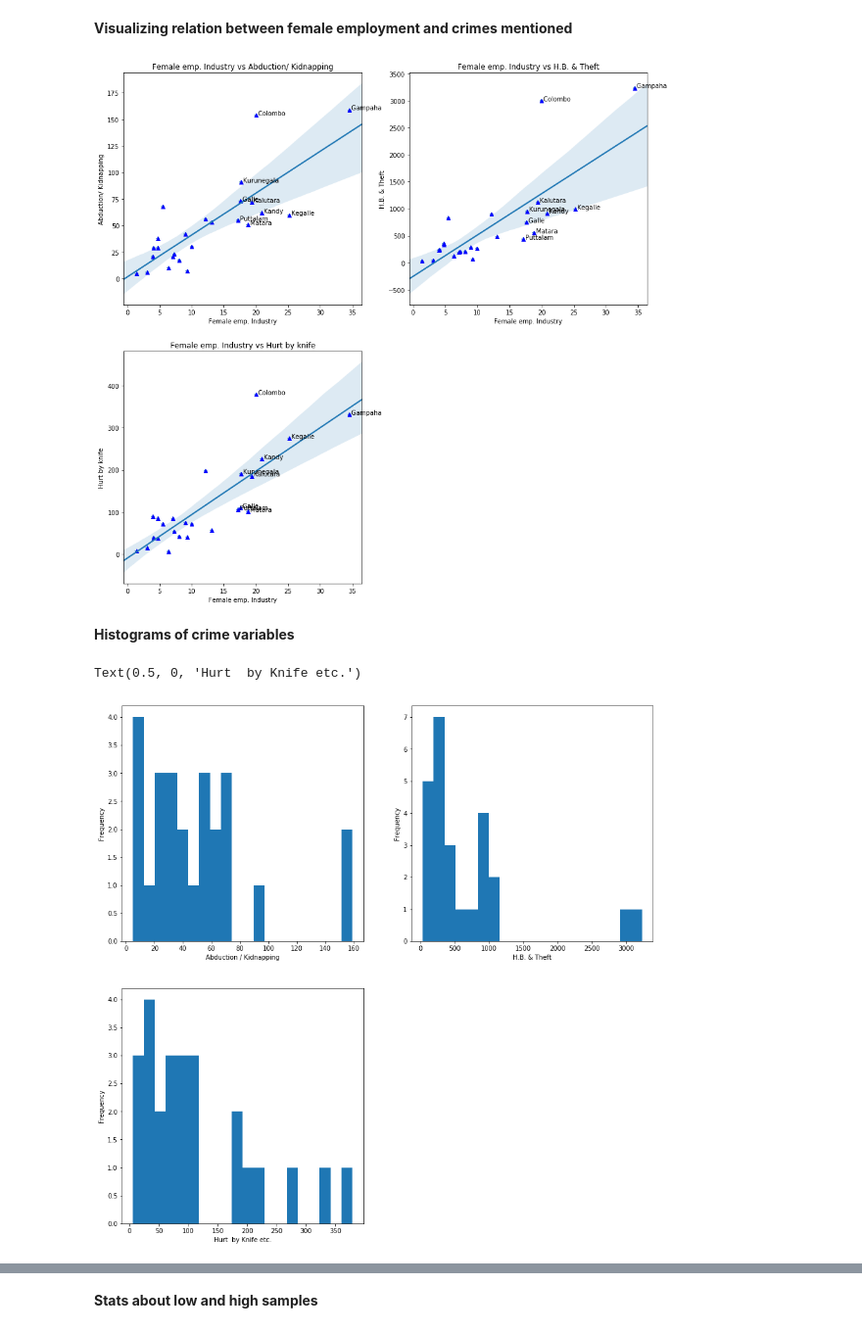
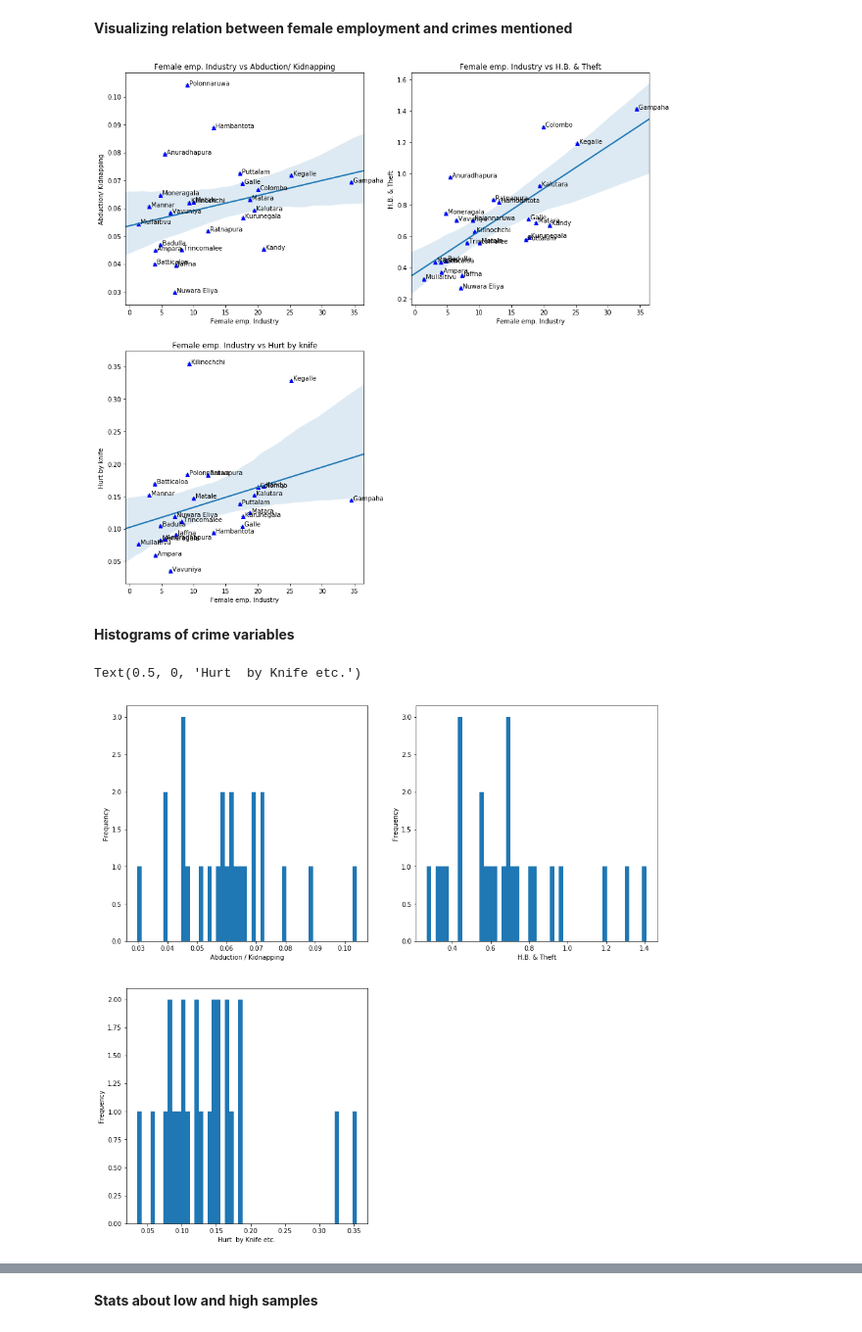
Before and after one commit to PraAnj/gov.lk.data.analysis, a Jupyter notebook: src/female_industrial_employment_relates_to_crimes.ipynb, the cells around one changed output, grey strips where cells are left out. Shown at 98% size. Saved outputs shown, nothing was run; the diff lists cells and outputs as text; code cells hidden in the pictures.

Commit message:
Normalize female hypothesis by population and clean boxplot added
Signed-off-by: Prageeth Anjula <prageethanjula@gmail.com>

```diff
--- a/src/female_industrial_employment_relates_to_crimes.ipynb
+++ b/src/female_industrial_employment_relates_to_crimes.ipynb
@@ -37,0 +40,5 @@ Data set size :  (25, 37)
+# %%
+integrated_data['Abduction / Kidnapping'] = integrated_data['Abduction / Kidnapping']/integrated_data['2012']
+integrated_data['H.B. & Theft'] = integrated_data['H.B. & Theft']/integrated_data['2012']
+integrated_data['Hurt  by Knife etc.'] = integrated_data['Hurt  by Knife etc.']/integrated_data['2012']
+integrated_data['Homicide/Abet. To commit suicide'] = integrated_data['Homicide/Abet. To commit suicide']/integrated_data['2012']
@@ -43,7 +63,7 @@ def plotScatterForCrime (column, tag, subPlotIndex):
     plt.plot(integrated_data['Female emp. Industry'],  integrated_data[column], 'b^')
 
     for i, txt in enumerate(integrated_data['District']):
-        if integrated_data['Female emp. Industry'][i] >= 15:
+        if integrated_data['Female emp. Industry'][i] >= 1:
             plt.annotate(' ' + txt, (integrated_data['Female emp. Industry'][i], integrated_data[column][i]))
 
     x, y = pd.Series(integrated_data['Female emp. Industry'], name="x_var"), pd.Series(integrated_data[column], name="y_var")
@@ -60,25 +80,25 @@ plotScatterForCrime('Abduction / Kidnapping', "Abduction/ Kidnapping", 1)
 plotScatterForCrime('H.B. & Theft', "H.B. & Theft", 2)
 plotScatterForCrime('Hurt  by Knife etc.', "Hurt by knife", 3)
 # %% [output]
-[figure, old version]
+[figure, new version]
 # %% [markdown]
 **Histograms of crime variables**
 # %%
 plt.figure(figsize=(15, 15))
 plt.subplots_adjust(hspace=0.2)
 
 plt.subplot(2,2,1)
-integrated_data['Abduction / Kidnapping'].plot(kind='hist', bins=20)
+integrated_data['Abduction / Kidnapping'].plot(kind='hist', bins=50)
 plt.xlabel('Abduction / Kidnapping')
 
 plt.subplot(2,2,2)
-integrated_data['H.B. & Theft'].plot(kind='hist', bins=20)
+integrated_data['H.B. & Theft'].plot(kind='hist', bins=50)
 plt.xlabel('H.B. & Theft')
 
 plt.subplot(2,2,3)
-integrated_data['Hurt  by Knife etc.'].plot(kind='hist', bins=20)
+integrated_data['Hurt  by Knife etc.'].plot(kind='hist', bins=50)
 plt.xlabel('Hurt  by Knife etc.')
 # %% [output]
 Text(0.5, 0, 'Hurt  by Knife etc.')
-[figure, old version]
+[figure, new version]
 # %% [markdown]
```
Also changed, not shown: parts of 13 cells of this notebook.
